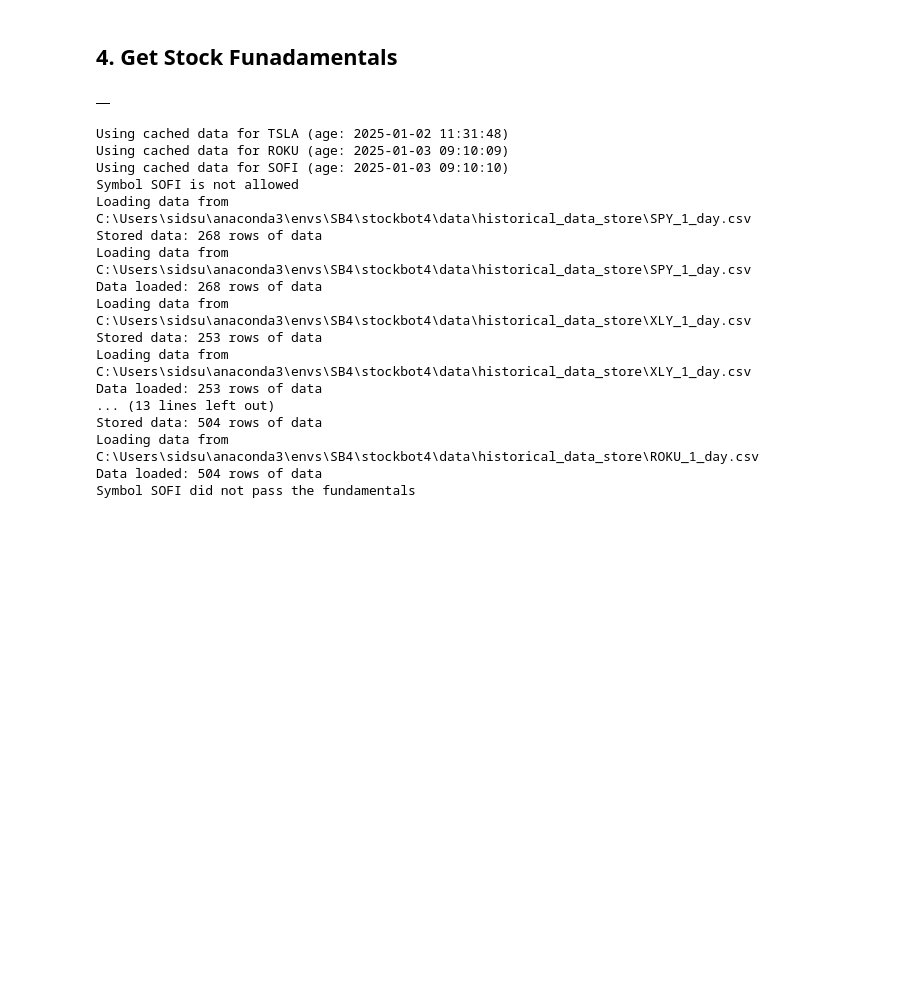
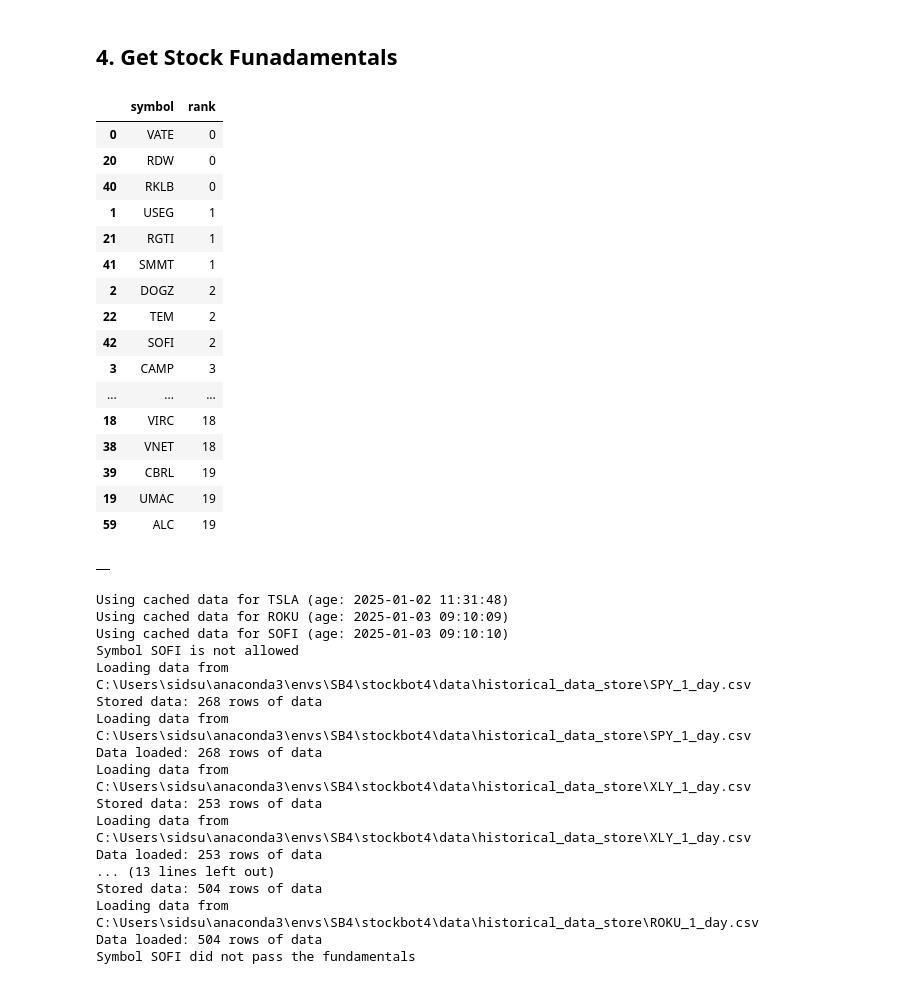
Before and after one commit to Design-01/stockbot_4, a Jupyter notebook: STOCKBOT.ipynb, the cells around one changed output. Saved outputs shown, nothing was run; the diff lists cells and outputs as text; code cells hidden in the pictures; blank space fills up the shorter version.

```diff
--- a/STOCKBOT.ipynb
+++ b/STOCKBOT.ipynb
@@ -83,5 +85,25 @@ KeyError: "None of [Index(['Rank', 'Symbol', 'Market Cap Range'], dtype='object'
 # %% [markdown]
 ## 4. Get Stock Funadamentals
+# %%
+bot.tracker_df
+# %% [output]
+|  | symbol | rank |
+| 0 | VATE | 0 |
+| 20 | RDW | 0 |
+| 40 | RKLB | 0 |
+| 1 | USEG | 1 |
+| 21 | RGTI | 1 |
+| 41 | SMMT | 1 |
+| 2 | DOGZ | 2 |
+| 22 | TEM | 2 |
+| 42 | SOFI | 2 |
+| 3 | CAMP | 3 |
+| ... | ... | ... |
+| 18 | VIRC | 18 |
+| 38 | VNET | 18 |
+| 39 | CBRL | 19 |
+| 19 | UMAC | 19 |
+| 59 | ALC | 19 |
 # %%
 # allowed_etfs = bot.ma.sector_report_filtered_list[1]
 from STOCKBOT import StockBot
```
Also changed, not shown: parts of 2 cells of this notebook, 19 other files.
